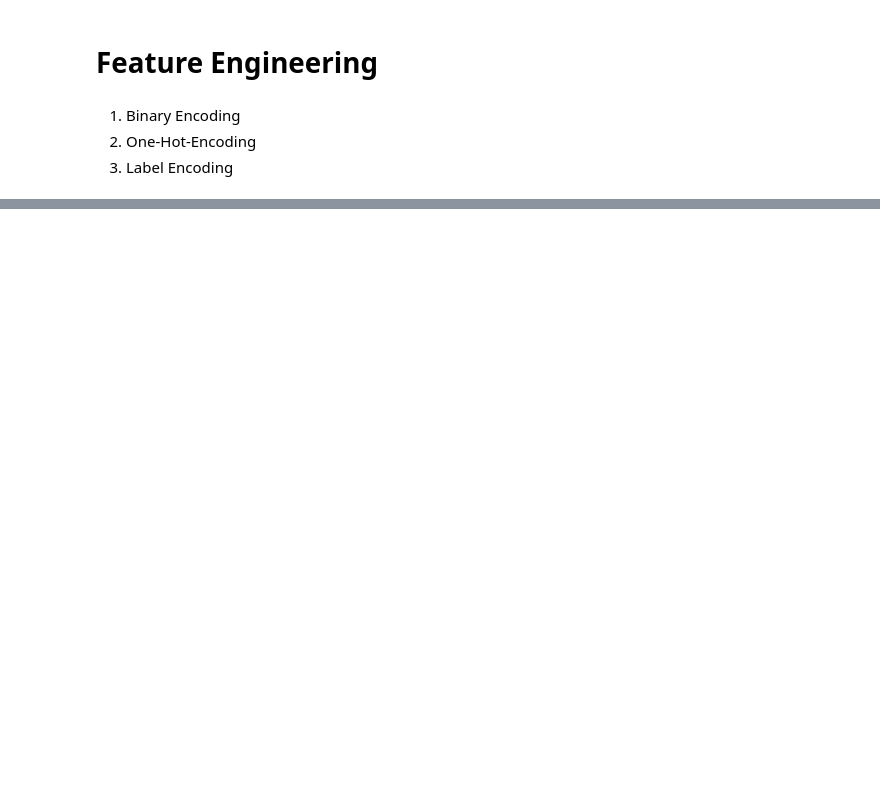
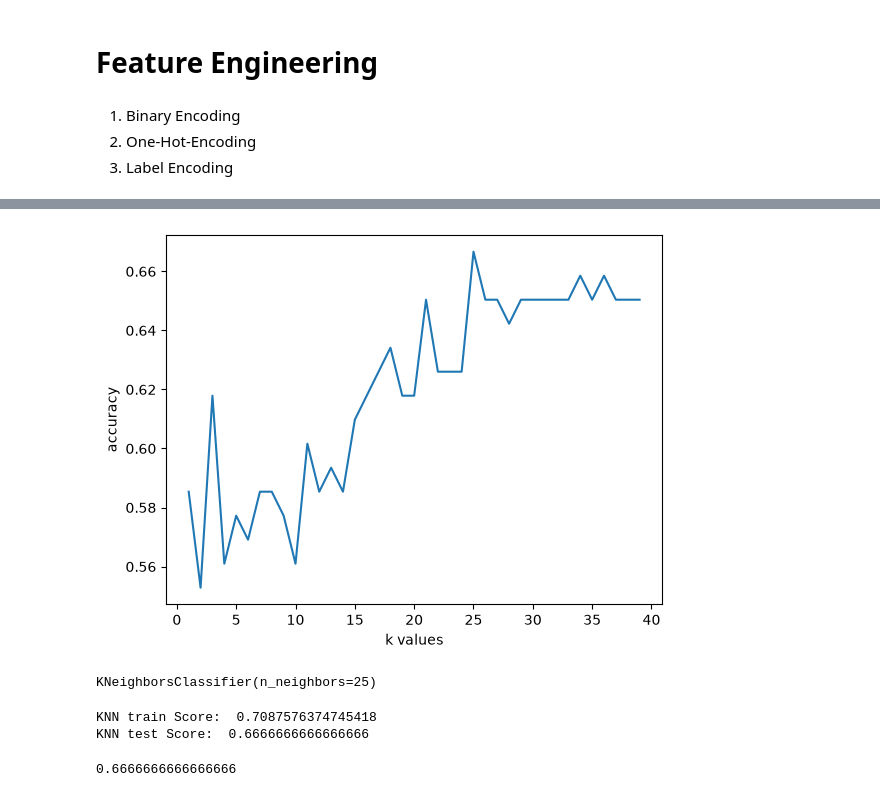
Before and after one commit to revanth01-code/ML-Loan-prediction-, a Jupyter notebook: m.ipynb, the cells around one changed output, grey strips where cells are left out. Cells and saved outputs as stored; diff of their text form; code cells hidden in the pictures; blank space fills up the shorter version.

```diff
--- a/m.ipynb
+++ b/m.ipynb
@@ -498,0 +667,3 @@ dtype: int64
+# %%
+X = train.drop(['Loan_Status'],axis=1)
+y = train["Loan_Status"]
@@ -498,0 +687,2 @@ dtype: int64
+# %%
+X_train,X_test,y_train,y_test = train_test_split(X,y,test_size=0.2,random_state=42)
@@ -498,0 +695,5 @@ dtype: int64
+# %%
+# KNN
+from sklearn.neighbors import KNeighborsClassifier
+knn = KNeighborsClassifier(n_neighbors=5)
+knn.fit(X_train,y_train)
@@ -498,0 +708,7 @@ dtype: int64
+# %%
+scores = []
+for k in range(1,40):
+    knn = KNeighborsClassifier(n_neighbors=k)
+    knn.fit(X_train,y_train)
+    scores.append(knn.score(X_test,y_test))
+scores
@@ -498,0 +733,29 @@ dtype: int64
+# %%
+# graph for k values
+plt.plot(range(1, 40), scores)
+plt.xlabel('k values')
+plt.ylabel('accuracy')
+plt.show()
+# %% [output]
+[figure, added]
+# %%
+# from the above graph we can observe when k values is 25 we have more accuracy
+knn = KNeighborsClassifier(n_neighbors=25)
+knn.fit(X_train,y_train)
+# %% [output]
+KNeighborsClassifier(n_neighbors=25)
+# %%
+#score
+print("KNN train Score: ",knn.score(X_train, y_train))
+print("KNN test Score: ",knn.score(X_test, y_test))
+# %% [output]
+KNN train Score:  0.7087576374745418
+KNN test Score:  0.6666666666666666
+# %%
+# accuracy
+from sklearn.metrics import accuracy_score
+y_pred = knn.predict(X_test)
+KNN_accuracy = accuracy_score(y_test, y_pred)
+KNN_accuracy
+# %% [output]
+0.6666666666666666
```
Also changed, not shown: parts of 46 cells of this notebook, 1 other file.
